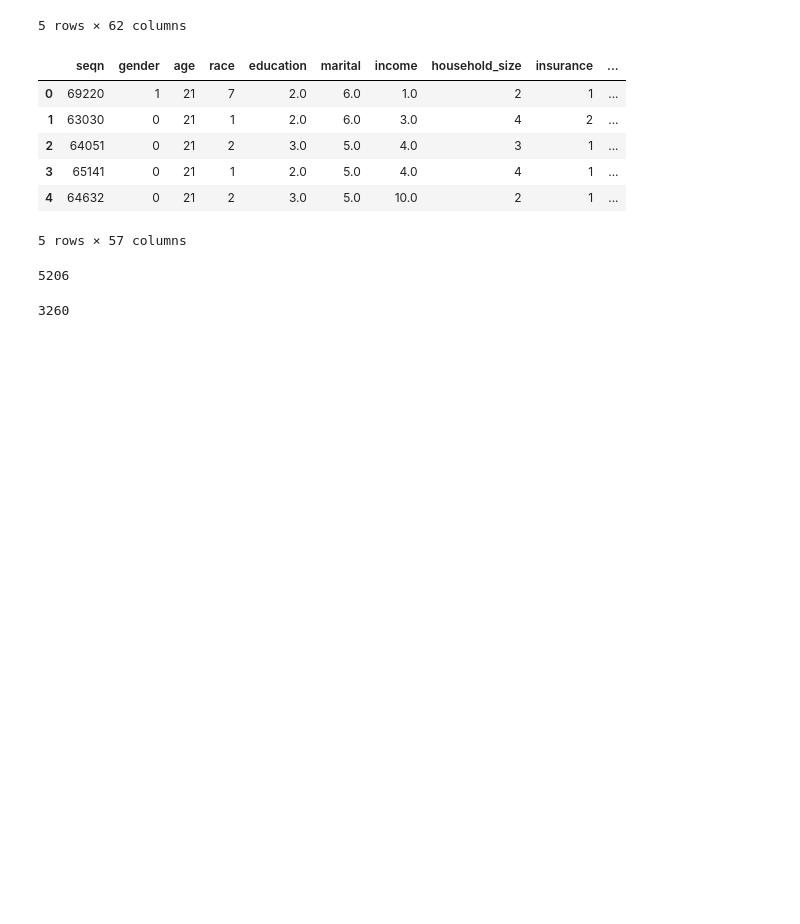
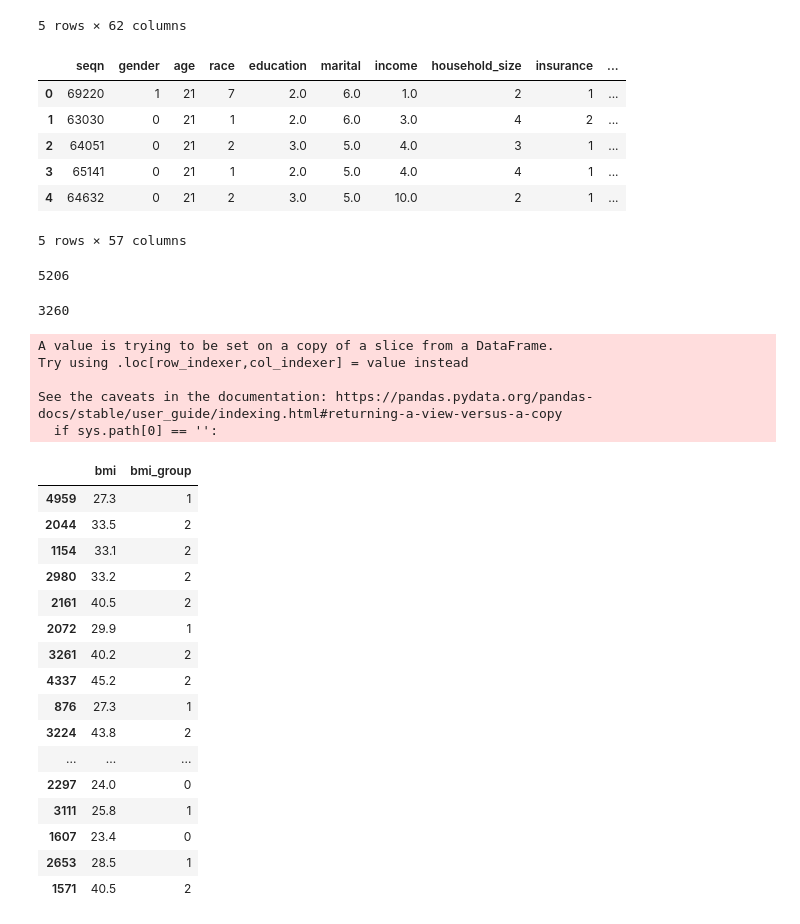
Before and after one commit to timi000/META-B-ML-Project, a Jupyter notebook: Diabetes.ipynb, the cells around one changed output. Drawn from its saved outputs; the diff is of its cells as text; code cells hidden in the pictures; blank space fills up the shorter version.

```diff
--- a/Diabetes.ipynb
+++ b/Diabetes.ipynb
@@ -38,12 +38,44 @@ len(df1)
 3260
 # %%
 #BMI
-#0= BMI less than 24
+#0= BMI less than 25
 #1= BMI less than 30 and BMI great than 24
 #2=BMI great than 30
 
+conditions = [
+   df1['bmi'] <25,
+    (df1['bmi'] >=25) & (df1['bmi'] <30),
+   df1['bmi'] >=30
+]
+choices = [0,1, 2]
+df1['bmi_group'] = np.select(conditions, choices, default=1)
 
-df1['bmi_group'] = 1
-df1.loc[df1['bmi'] >30,'bmi_group'].copy() = 2
-df1.loc[df1['bmi'] <24,'bmi_group'].copy() = 0
+#df1['bmi_group'] = 1
+#df1.loc[df1['bmi'] >=30,'bmi_group'] = 2
+#df1.loc[df1['bmi'] <24,'bmi_group']= 0
+
+df1[["bmi","bmi_group"]].sample(50)
+# %% [output]
+A value is trying to be set on a copy of a slice from a DataFrame.
+Try using .loc[row_indexer,col_indexer] = value instead
+
+See the caveats in the documentation: https://pandas.pydata.org/pandas-docs/stable/user_guide/indexing.html#returning-a-view-versus-a-copy
+  if sys.path[0] == '':
+|  | bmi | bmi_group |
+| 4959 | 27.3 | 1 |
+| 2044 | 33.5 | 2 |
+| 1154 | 33.1 | 2 |
+| 2980 | 33.2 | 2 |
+| 2161 | 40.5 | 2 |
+| 2072 | 29.9 | 1 |
+| 3261 | 40.2 | 2 |
+| 4337 | 45.2 | 2 |
+| 876 | 27.3 | 1 |
+| 3224 | 43.8 | 2 |
+| ... | ... | ... |
+| 2297 | 24.0 | 0 |
+| 3111 | 25.8 | 1 |
+| 1607 | 23.4 | 0 |
+| 2653 | 28.5 | 1 |
+| 1571 | 40.5 | 2 |
 # %%
```
Also changed, not shown: parts of 16 cells of this notebook.
